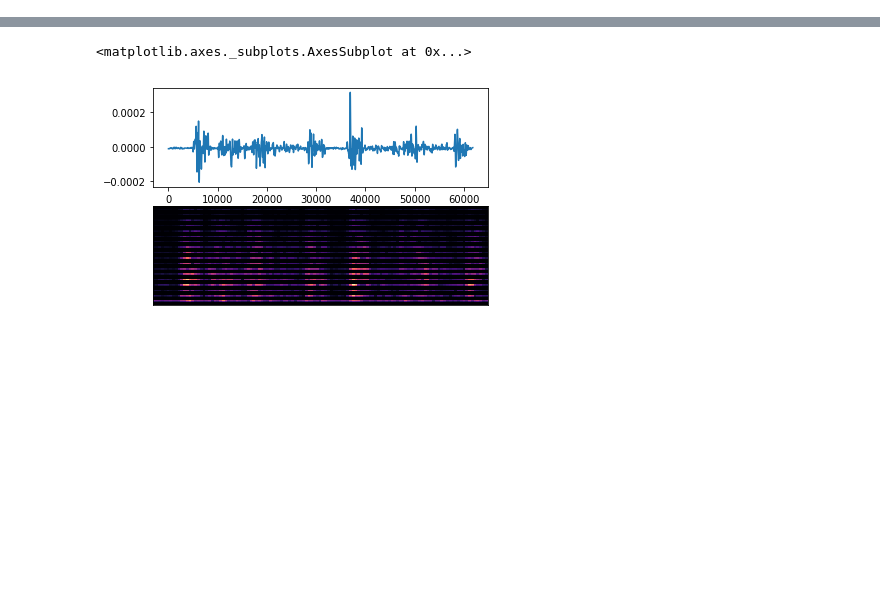
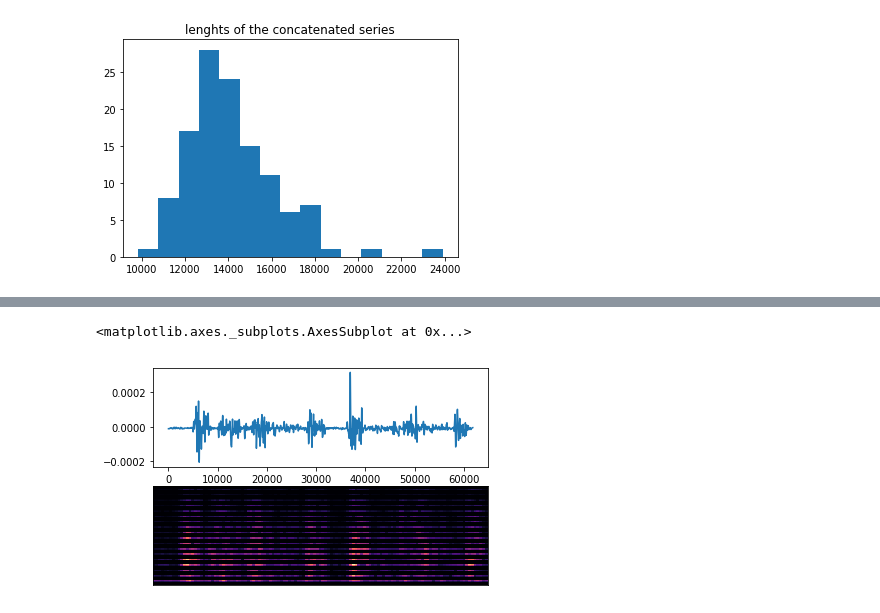
Before and after one commit to jacosol/GestureRecognition_MYO, a Jupyter notebook: IpythonNotebooks/DatasetHandsOn.ipynb, the cells around one changed output, grey strips where cells are left out. Saved outputs shown, nothing was run; the diff lists cells and outputs as text; code cells hidden in the pictures; blank space fills up the shorter version.

```diff
--- a/IpythonNotebooks/DatasetHandsOn.ipynb
+++ b/IpythonNotebooks/DatasetHandsOn.ipynb
@@ -103,0 +183,6 @@ plt.show()
+# %%
+plt.hist(lens,15)
+plt.title('lenghts of the concatenated series')
+plt.show()
+# %% [output]
+[figure, added]
```
Also changed, not shown: parts of 17 cells of this notebook.
